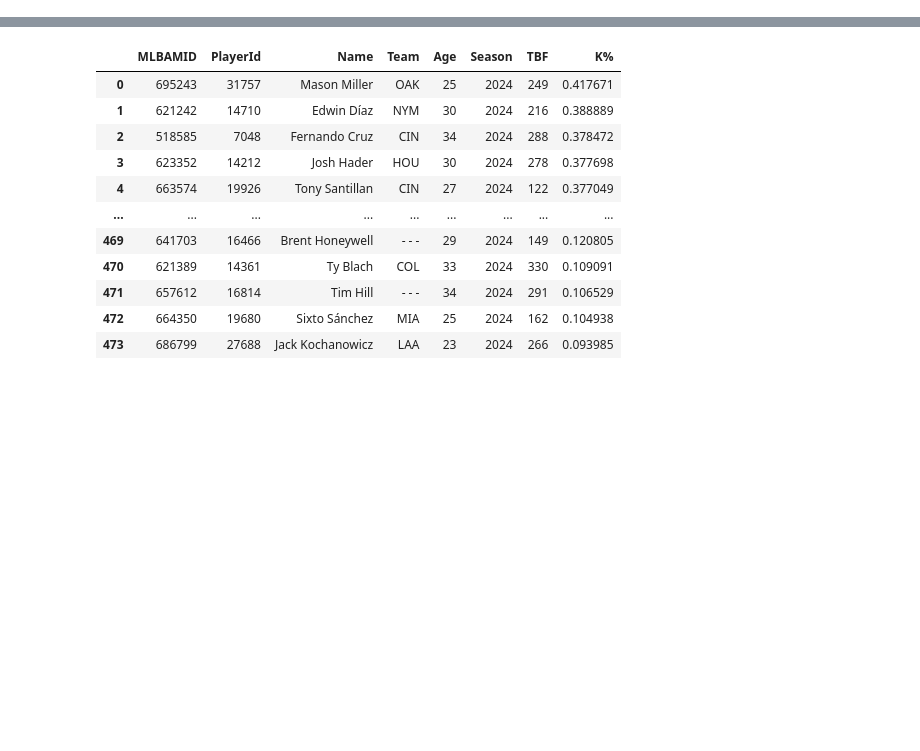
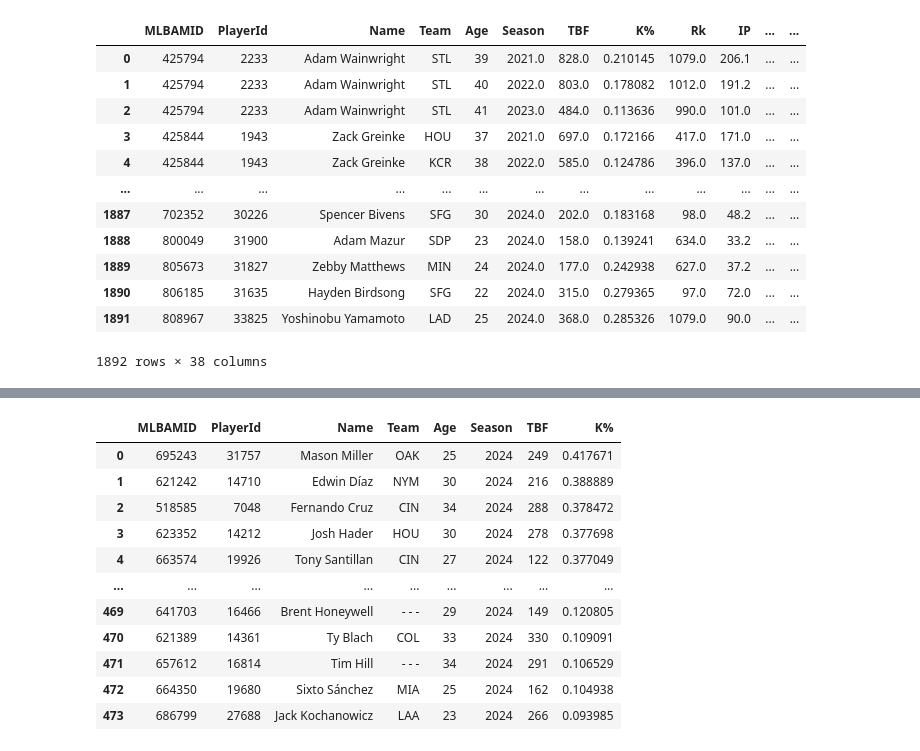
Before and after one commit to loganthomas/mlb-pitcher-xK, a Jupyter notebook: notebooks/scratch.ipynb, the cells around one changed output, grey strips where cells are left out. Saved outputs shown, nothing was run; the diff lists cells and outputs as text; code cells hidden in the pictures; blank space fills up the shorter version.

```diff
--- a/notebooks/scratch.ipynb
+++ b/notebooks/scratch.ipynb
@@ -25,0 +72,3 @@ df
+# %%
+merged = provided_data.merge(supplemental_data, on=['Name', 'Season', 'Age'], how='left').sort_values(['Name', 'Season', 'Team'])
+merged.head()
@@ -25,0 +136,33 @@ df
+# %%
+# not an ideal solution but works for now....
+
+index_cols = [
+    'MLBAMID',
+    'PlayerId',
+    'Name',
+    'Team',
+    'Tm',
+    'Age',
+]
+
+group_cols = [c for c in index_cols if c not in ('Tm')]
+
+cols = [c for c in merged.set_index(index_cols).select_dtypes('number').columns]
+# %%
+tmp = merged.groupby(group_cols)[cols].mean().reset_index()
+# %%
+tmp
+# %% [output]
+|  | MLBAMID | PlayerId | Name | Team | Age | Season | TBF | K% | Rk | IP | ... | ... |
+| 0 | 425794 | 2233 | Adam Wainwright | STL | 39 | 2021.0 | 828.0 | 0.210145 | 1079.0 | 206.1 | ... | ... |
+| 1 | 425794 | 2233 | Adam Wainwright | STL | 40 | 2022.0 | 803.0 | 0.178082 | 1012.0 | 191.2 | ... | ... |
+| 2 | 425794 | 2233 | Adam Wainwright | STL | 41 | 2023.0 | 484.0 | 0.113636 | 990.0 | 101.0 | ... | ... |
+| 3 | 425844 | 1943 | Zack Greinke | HOU | 37 | 2021.0 | 697.0 | 0.172166 | 417.0 | 171.0 | ... | ... |
+| 4 | 425844 | 1943 | Zack Greinke | KCR | 38 | 2022.0 | 585.0 | 0.124786 | 396.0 | 137.0 | ... | ... |
+| ... | ... | ... | ... | ... | ... | ... | ... | ... | ... | ... | ... | ... |
+| 1887 | 702352 | 30226 | Spencer Bivens | SFG | 30 | 2024.0 | 202.0 | 0.183168 | 98.0 | 48.2 | ... | ... |
+| 1888 | 800049 | 31900 | Adam Mazur | SDP | 23 | 2024.0 | 158.0 | 0.139241 | 634.0 | 33.2 | ... | ... |
+| 1889 | 805673 | 31827 | Zebby Matthews | MIN | 24 | 2024.0 | 177.0 | 0.242938 | 627.0 | 37.2 | ... | ... |
+| 1890 | 806185 | 31635 | Hayden Birdsong | SFG | 22 | 2024.0 | 315.0 | 0.279365 | 97.0 | 72.0 | ... | ... |
+| 1891 | 808967 | 33825 | Yoshinobu Yamamoto | LAD | 25 | 2024.0 | 368.0 | 0.285326 | 1079.0 | 90.0 | ... | ... |
+1892 rows × 38 columns
```
Also changed, not shown: parts of 16 cells of this notebook, 1 other file.
